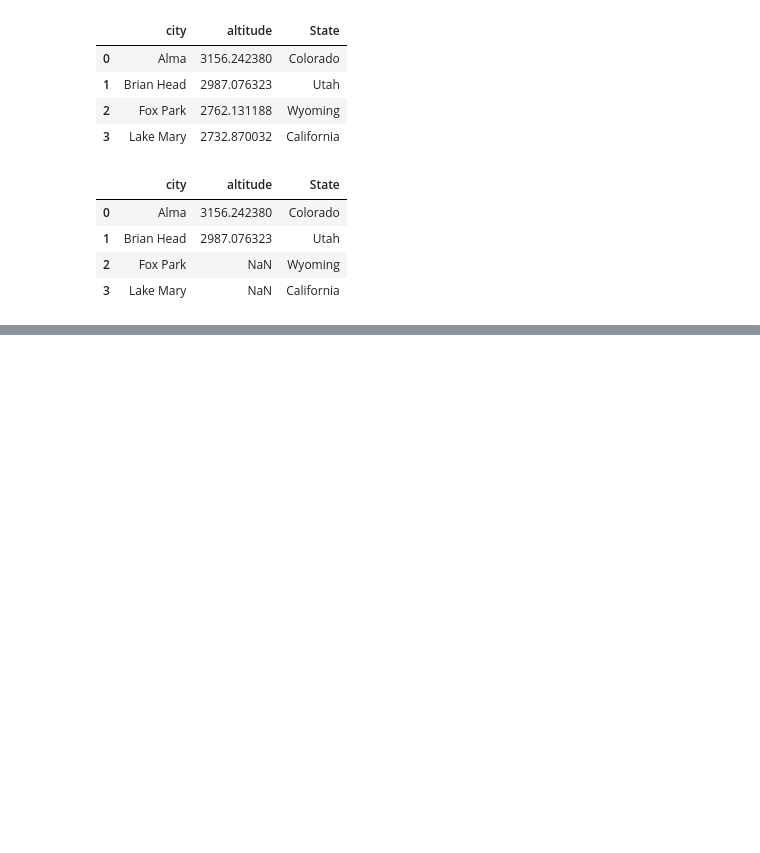
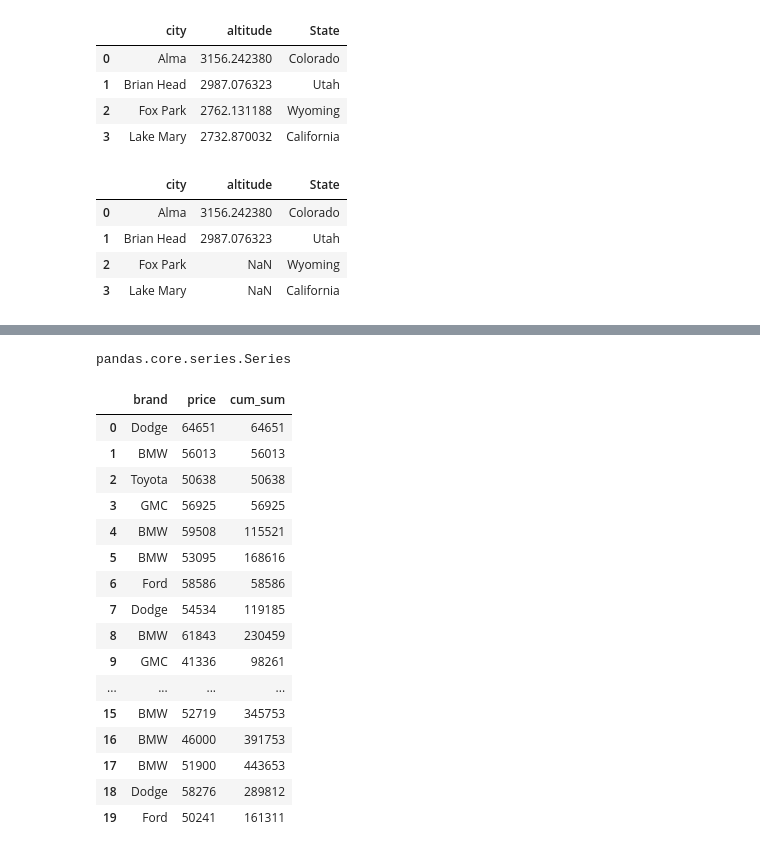
Before and after one commit to jacobsheehan728/CIS310, a Jupyter notebook: wk13/py_pandas_functions.ipynb, the cells around one changed output, grey strips where cells are left out. Cells and saved outputs as stored; diff of their text form; code cells hidden in the pictures; blank space fills up the shorter version.

```diff
--- a/wk13/py_pandas_functions.ipynb
+++ b/wk13/py_pandas_functions.ipynb
@@ -69,0 +134,9 @@ df
+# %%
+# groupby
+# It is the most frequently used Pandas function in data analysis
+# Grouping the data points (i.e. row) based on the distinct values in the given column or columns
+cars = ['Toyota', 'Ford', 'GMC', 'Dodge', 'BMW']
+
+df = DataFrame({'brand': np.random.choice(cars, size=20),
+               'price':np.random.randint(40000, 65000, size=20)})
+df
@@ -69,0 +211,26 @@ df
+# %%
+type(df['price'].groupby(df['brand']).sum())
+# %% [output]
+pandas.core.series.Series
+# %%
+#cumilative sum
+df['cum_sum'] = df.groupby('brand')['price'].cumsum()
+df
+# %% [output]
+|  | brand | price | cum_sum |
+| 0 | Dodge | 64651 | 64651 |
+| 1 | BMW | 56013 | 56013 |
+| 2 | Toyota | 50638 | 50638 |
+| 3 | GMC | 56925 | 56925 |
+| 4 | BMW | 59508 | 115521 |
+| 5 | BMW | 53095 | 168616 |
+| 6 | Ford | 58586 | 58586 |
+| 7 | Dodge | 54534 | 119185 |
+| 8 | BMW | 61843 | 230459 |
+| 9 | GMC | 41336 | 98261 |
+| ... | ... | ... | ... |
+| 15 | BMW | 52719 | 345753 |
+| 16 | BMW | 46000 | 391753 |
+| 17 | BMW | 51900 | 443653 |
+| 18 | Dodge | 58276 | 289812 |
+| 19 | Ford | 50241 | 161311 |
```
Also changed, not shown: parts of 25 cells of this notebook, 4 other files.
